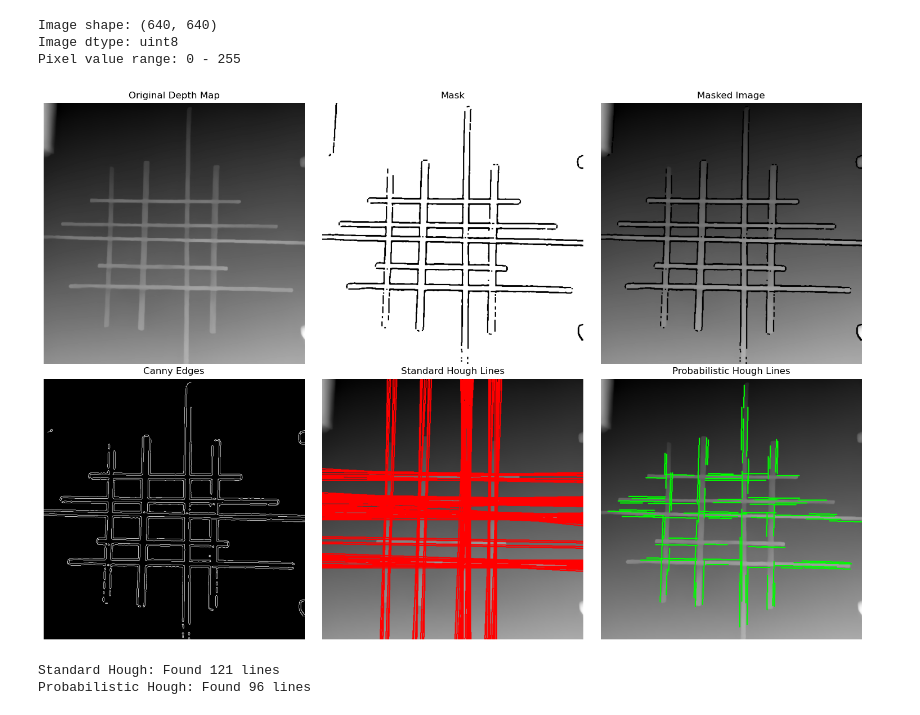
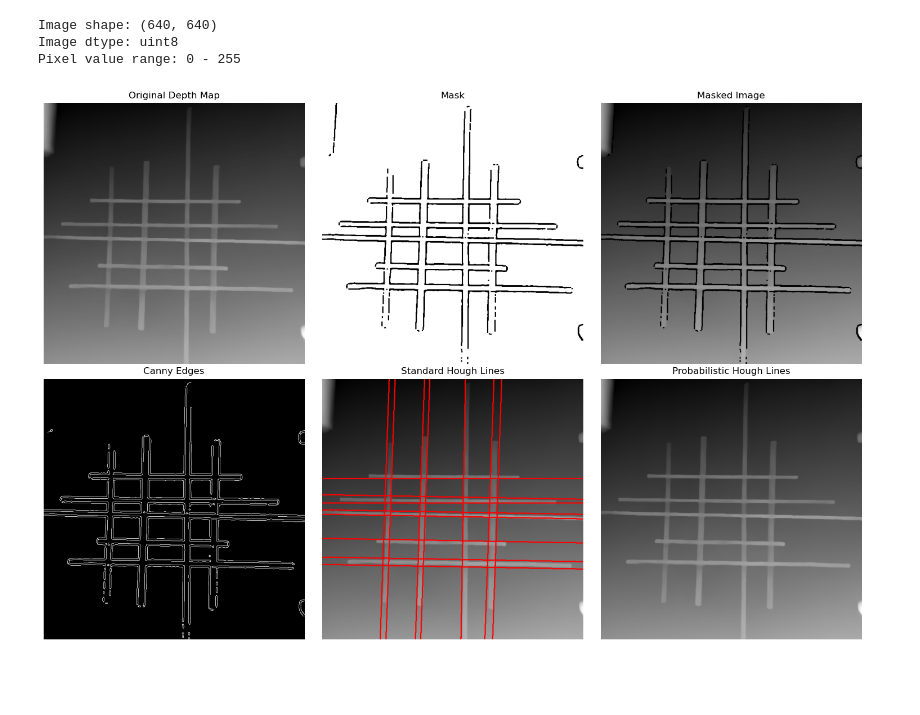
Before and after one commit to HsiaoHungKai/rebar-works, a Jupyter notebook: yolo-intersect-detection/intersect_detection.ipynb, the cells around one changed output. Saved outputs shown, nothing was run; the diff lists cells and outputs as text; code cells hidden in the pictures; blank space fills up the shorter version.

Commit message:
Use skimage

```diff
--- a/yolo-intersect-detection/intersect_detection.ipynb
+++ b/yolo-intersect-detection/intersect_detection.ipynb
@@ -2,6 +2,7 @@
 import cv2
 import numpy as np
 import matplotlib.pyplot as plt
+from skimage.transform import hough_line, hough_line_peaks
 
 def apply_hough_transform_with_mask(image_path):
     """
@@ -40,20 +41,19 @@ def apply_hough_transform_with_mask(image_path):
     # Edge detection using Canny
     edges = cv2.Canny(blurred, 50, 150, apertureSize=3)
 
-    # Apply Hough Line Transform
-    # Standard Hough Transform
-    lines = cv2.HoughLines(edges, 1, np.pi/180, threshold=100)
+    # Perform Hough Transform
+    hspace, angles, dists = hough_line(edges)
 
-    # Probabilistic Hough Transform (alternative - often better for practical use)
-    lines_p = cv2.HoughLinesP(edges, 1, np.pi/180, threshold=50, minLineLength=50, maxLineGap=10)
+    # Find peaks
+    accum, angles_peaks, dists_peaks = hough_line_peaks(hspace, angles, dists, threshold=0.5 * np.max(hspace))
 
     # Create result images
     result_standard = depth_image.copy()
     result_probabilistic = depth_image.copy()
 
     # Draw standard Hough lines
-    if lines is not None:
-        for rho, theta in lines[:, 0]:
+    if angles_peaks is not None:
+        for rho, theta in zip(dists_peaks, angles_peaks):
             a = np.cos(theta)
             b = np.sin(theta)
             x0 = a * rho
@@ -63,12 +63,6 @@ def apply_hough_transform_with_mask(image_path):
             x2 = int(x0 - 1000 * (-b))
             y2 = int(y0 - 1000 * (a))
             cv2.line(result_standard, (x1, y1), (x2, y2), (0, 0, 255), 2)
-
-    # Draw probabilistic Hough lines
-    if lines_p is not None:
-        for line in lines_p:
-            x1, y1, x2, y2 = line[0]
-            cv2.line(result_probabilistic, (x1, y1), (x2, y2), (0, 255, 0), 2)
 
     # Display results using matplotlib
     plt.figure(figsize=(15, 10))
@@ -86,38 +80,31 @@ def apply_hough_transform_with_mask(image_path):
     plt.subplot(2, 3, 3)
     plt.imshow(masked_image, cmap='gray')
     plt.title('Masked Image')
     plt.axis('off')
 
     plt.subplot(2, 3, 4)
     plt.imshow(edges, cmap='gray')
     plt.title('Canny Edges')
     plt.axis('off')
 
     plt.subplot(2, 3, 5)
     plt.imshow(cv2.cvtColor(result_standard, cv2.COLOR_BGR2RGB))
     plt.title('Standard Hough Lines')
     plt.axis('off')
 
     plt.subplot(2, 3, 6)
     plt.imshow(cv2.cvtColor(result_probabilistic, cv2.COLOR_BGR2RGB))
     plt.title('Probabilistic Hough Lines')
     plt.axis('off')
 
     plt.tight_layout()
     plt.show()
 
-    if lines is not None:
-        print(f"Standard Hough: Found {len(lines)} lines")
-    if lines_p is not None:
-        print(f"Probabilistic Hough: Found {len(lines_p)} lines")
-
 # Apply to your specific image
 image_path = '/Users/VISLAB/rebar-works/yolo-intersect-detection/data/depthmap/20250613_203702_jpg.rf.8a0542000d31483bd3869d89a7ec7bc0.png'
 apply_hough_transform_with_mask(image_path)
 # %% [output]
 Image shape: (640, 640)
 Image dtype: uint8
 Pixel value range: 0 - 255
-[figure, old version]
+[figure, new version]
-Standard Hough: Found 121 lines
-Probabilistic Hough: Found 96 lines
```
